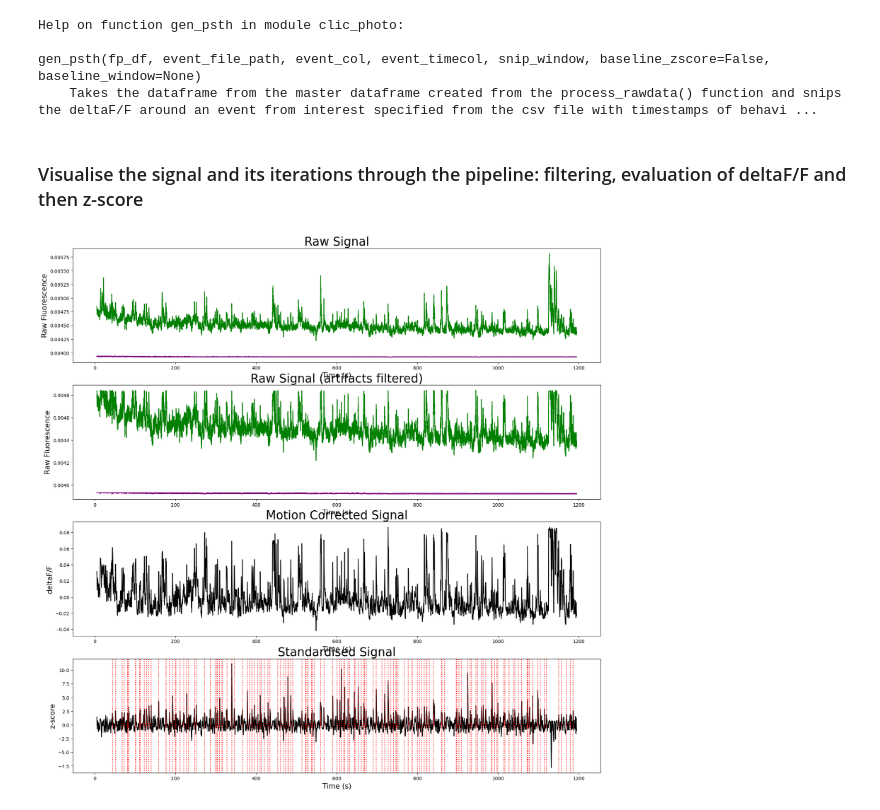
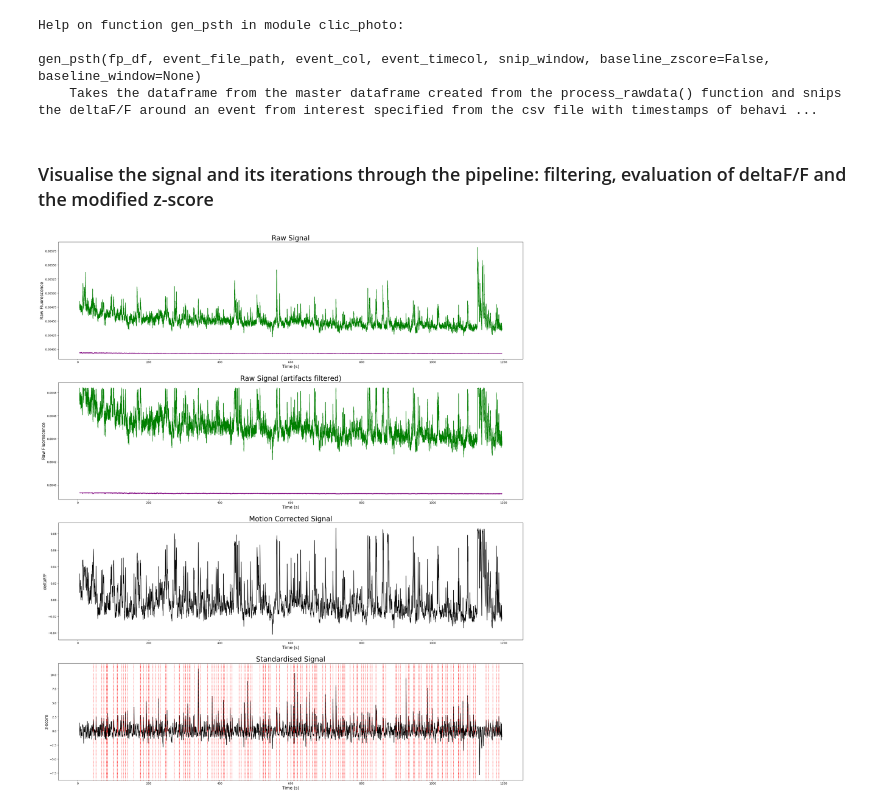
Before and after one commit to D-Joshi-96/CLIC, a Jupyter notebook: CLIC Photo/ClicPhoto_Notebook.ipynb, the cells around one changed output. Cells and saved outputs as stored; diff of their text form; code cells hidden in the pictures.

```diff
--- a/CLIC Photo/ClicPhoto_Notebook.ipynb
+++ b/CLIC Photo/ClicPhoto_Notebook.ipynb
@@ -88,9 +88,9 @@ Help on function gen_psth in module clic_photo:
 gen_psth(fp_df, event_file_path, event_col, event_timecol, snip_window, baseline_zscore=False, baseline_window=None)
     Takes the dataframe from the master dataframe created from the process_rawdata() function and snips the deltaF/F around an event from interest specified from the csv file with timestamps of behavi ...
 # %% [markdown]
-### Visualise the signal and its iterations through the pipeline: filtering, evaluation of deltaF/F and then z-score
+### Visualise the signal and its iterations through the pipeline: filtering, evaluation of deltaF/F and the modified z-score
 # %%
-plt.figure(figsize=(30,30))
+plt.figure(figsize=(30,35))
 
 plt.subplot(411)
 plt.title("Raw Signal", fontsize = 25)
@@ -102,31 +102,31 @@ plt.xlabel("Time (s)", fontsize = 15)
 plt.subplot(412)
 plt.title("Raw Signal (artifacts filtered)", fontsize = 25)
 sns.lineplot(data = master_df, x = "iso time", y = "iso signal", color = "purple")
 sns.lineplot(data = master_df, x = "gcamp time", y = "gcamp signal", color = "green")
 plt.ylabel("Raw Fluorescence", fontsize = 15)
 plt.xlabel("Time (s)", fontsize = 15)
 
 plt.subplot(413)
 plt.title("Motion Corrected Signal", fontsize = 25)
 sns.lineplot(data = master_df, x = "gcamp time", y = "gcamp dff", color = "k")
 plt.ylabel("deltaF/F", fontsize = 15)
 plt.xlabel("Time (s)", fontsize = 15)
 
 plt.subplot(414)
 plt.title("Standardised Signal", fontsize = 25)
 sns.lineplot(data = master_df, x = "gcamp time", y = "gcamp zscore", color = "k")
 plt.ylabel("z-score", fontsize = 15)
 plt.xlabel("Time (s)", fontsize = 15)
 
 for i in master_df[master_df["spike"]==1]["gcamp time"]:
     plt.axvline(i, color = "red", linestyle = ":")
 
 wave_windows = []
 for i,j in zip(master_df["wave start"].dropna().unique(), master_df["wave end"].dropna().unique()):
     wave_windows.append((i,j))
 
 for start, end in wave_windows:
     mask = (master_df['gcamp time'] >= start) & (master_df['gcamp time'] <= end)
     plt.fill_between(master_df.loc[mask, 'gcamp time'], master_df.loc[mask, 'gcamp zscore'], alpha=0.6, color='red')
 # %% [output]
-[figure, old version]
+[figure, new version]
```
